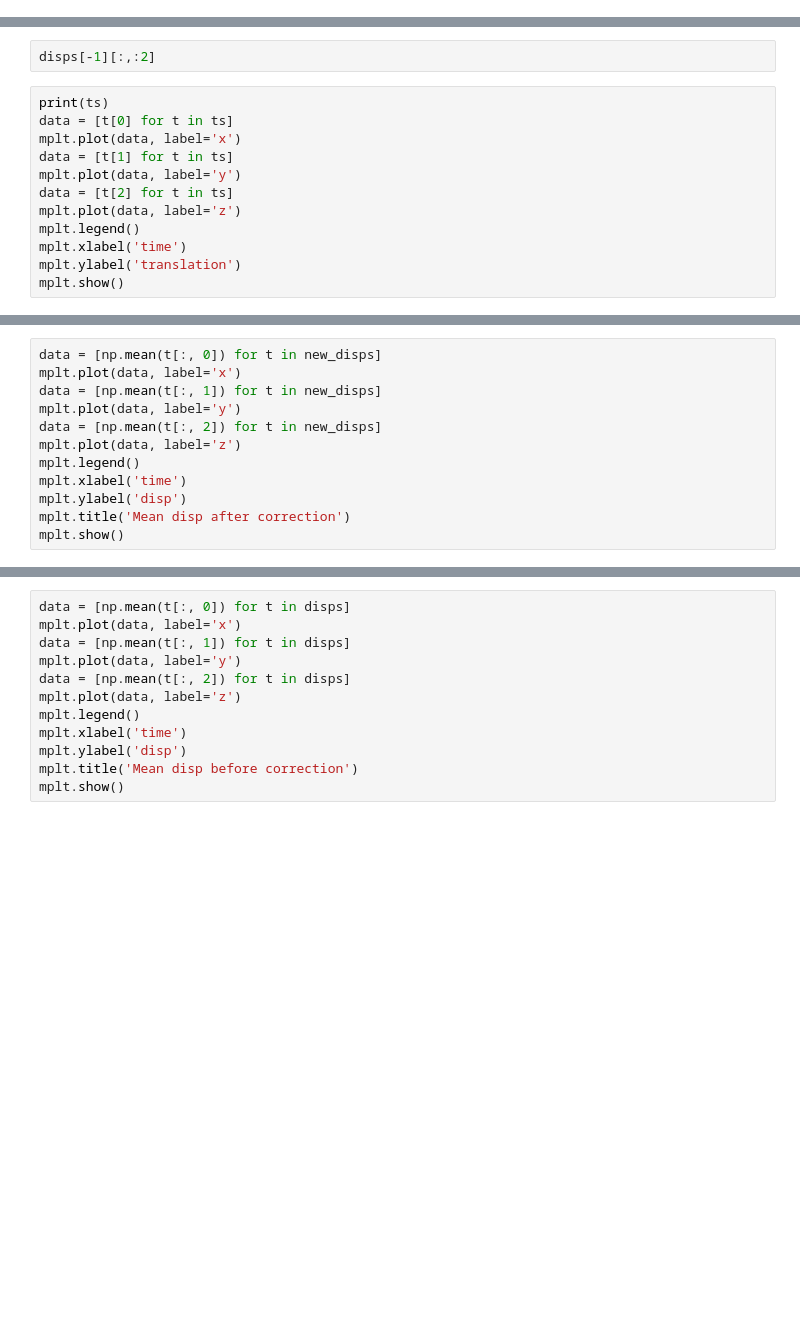
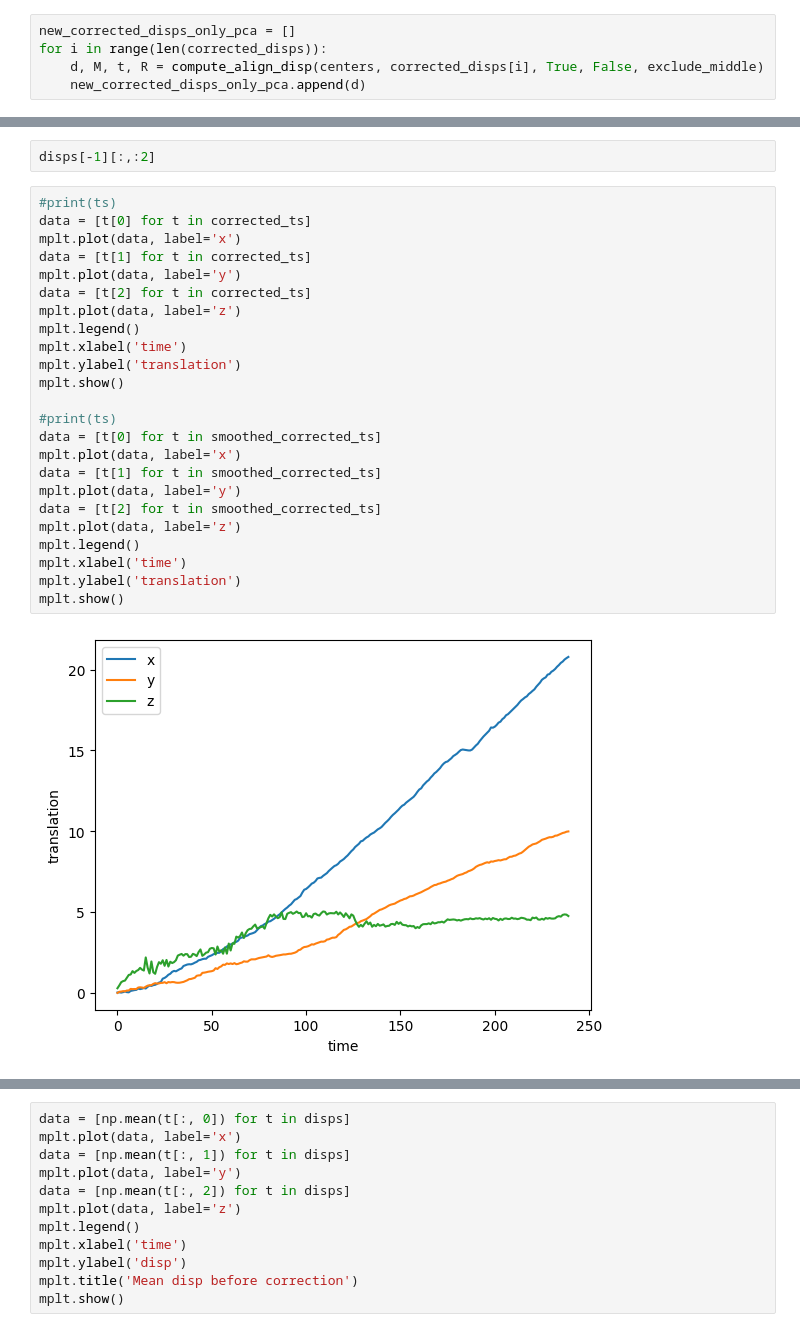
Before and after one commit to zoejohnston/Zebrafish, a Jupyter notebook: read_analysis.ipynb, the cells around one changed output, grey strips where cells are left out. Cells and saved outputs as stored; diff of their text form; blank space fills up the shorter version.

```diff
--- a/read_analysis.ipynb
+++ b/read_analysis.ipynb
@@ -394,0 +623,5 @@ for i in range(len(corrected_disps)):
+# %%
+new_corrected_disps_only_pca = []
+for i in range(len(corrected_disps)):
+    d, M, t, R = compute_align_disp(centers, corrected_disps[i], True, False, exclude_middle)
+    new_corrected_disps_only_pca.append(d)
@@ -467,14 +747,28 @@ np.mean(np.linalg.norm(disps[-1][:,:2], axis=1)), np.mean(np.linalg.norm(new_dis
 # %%
 disps[-1][:,:2]
 # %%
-print(ts)
-data = [t[0] for t in ts]
+#print(ts)
+data = [t[0] for t in corrected_ts]
 mplt.plot(data, label='x')
-data = [t[1] for t in ts]
+data = [t[1] for t in corrected_ts]
 mplt.plot(data, label='y')
-data = [t[2] for t in ts]
+data = [t[2] for t in corrected_ts]
 mplt.plot(data, label='z')
 mplt.legend()
 mplt.xlabel('time')
 mplt.ylabel('translation')
 mplt.show()
+
+#print(ts)
+data = [t[0] for t in smoothed_corrected_ts]
+mplt.plot(data, label='x')
+data = [t[1] for t in smoothed_corrected_ts]
+mplt.plot(data, label='y')
+data = [t[2] for t in smoothed_corrected_ts]
+mplt.plot(data, label='z')
+mplt.legend()
+mplt.xlabel('time')
+mplt.ylabel('translation')
+mplt.show()
+# %% [output]
+[figure, added]
@@ -481,12 +775,0 @@ mplt.show()
-# %%
-data = [np.mean(t[:, 0]) for t in new_disps]
-mplt.plot(data, label='x')
-data = [np.mean(t[:, 1]) for t in new_disps]
-mplt.plot(data, label='y')
-data = [np.mean(t[:, 2]) for t in new_disps]
-mplt.plot(data, label='z')
-mplt.legend()
-mplt.xlabel('time')
-mplt.ylabel('disp')
-mplt.title('Mean disp after correction')
-mplt.show()
```
Also changed, not shown: parts of 38 cells of this notebook.
